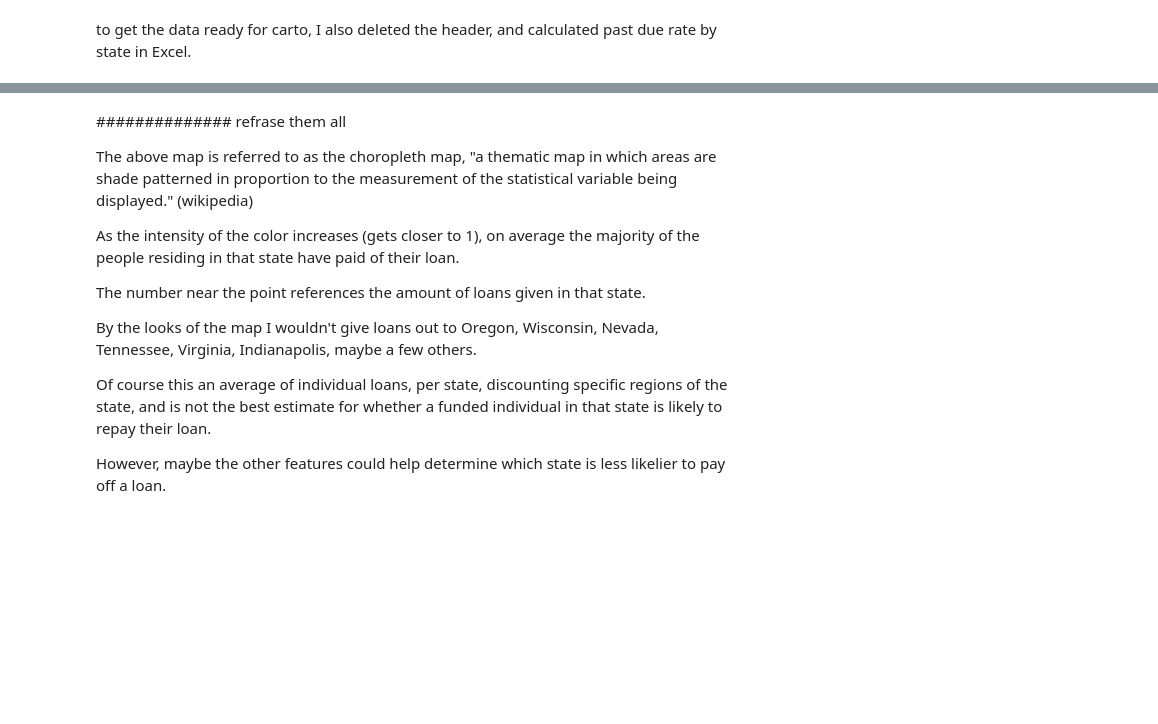
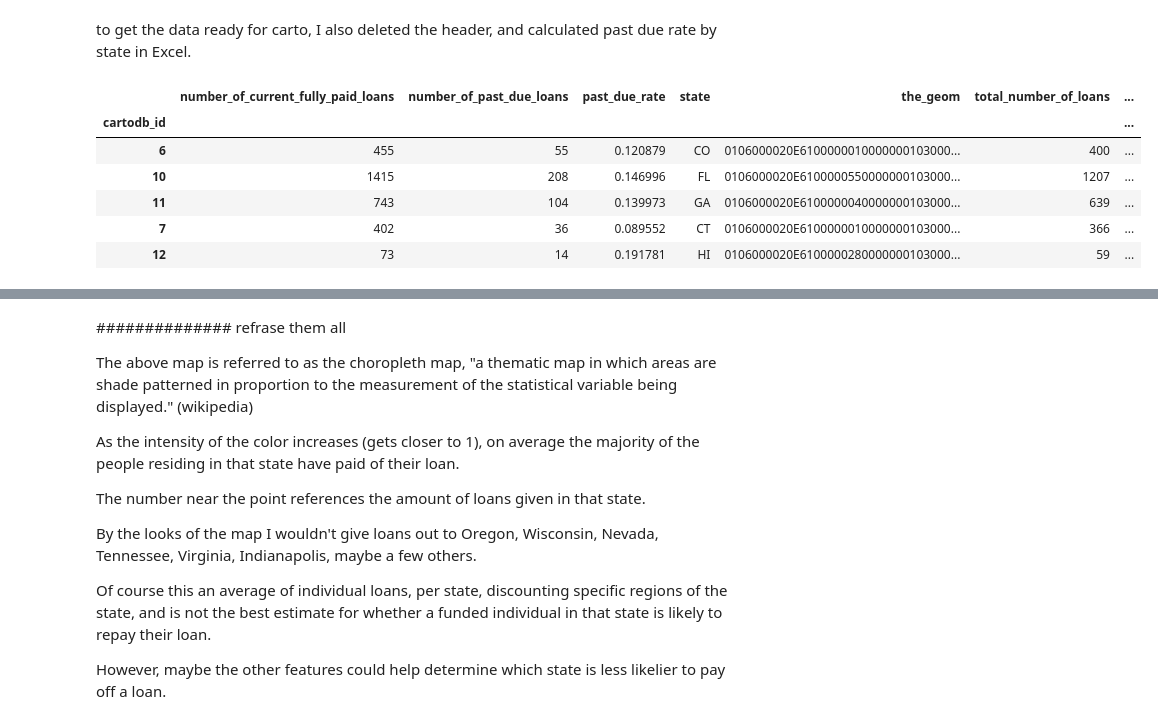
Before and after one commit to becliu/Lending-Club-Credit-Risk-Analysis-Project, a Jupyter notebook: Lending Club Loan Credit Risk Analysis.ipynb, the cells around one changed output, grey strips where cells are left out. Drawn from its saved outputs; the diff is of its cells as text; code cells hidden in the pictures; blank space fills up the shorter version.

```diff
--- a/Lending Club Loan Credit Risk Analysis.ipynb
+++ b/Lending Club Loan Credit Risk Analysis.ipynb
@@ -229,0 +251,13 @@ to get the data ready for carto, I also deleted the header, and calculated past
+# %%
+cc = cartoframes.CartoContext(base_url='https://becliu.carto.com/',
+                              api_key='c1b2b4db365cbbfab8524115391a087585cfb79f')
+df = cc.read('past_due_rate_by_state', decode_geom = True)
+df.head(5)
+# %% [output]
+|  | number_of_current_fully_paid_loans | number_of_past_due_loans | past_due_rate | state | the_geom | total_number_of_loans | ... |
+| cartodb_id |  |  |  |  |  |  | ... |
+| 6 | 455 | 55 | 0.120879 | CO | 0106000020E6100000010000000103000... | 400 | ... |
+| 10 | 1415 | 208 | 0.146996 | FL | 0106000020E6100000550000000103000... | 1207 | ... |
+| 11 | 743 | 104 | 0.139973 | GA | 0106000020E6100000040000000103000... | 639 | ... |
+| 7 | 402 | 36 | 0.089552 | CT | 0106000020E6100000010000000103000... | 366 | ... |
+| 12 | 73 | 14 | 0.191781 | HI | 0106000020E6100000280000000103000... | 59 | ... |
```
Also changed, not shown: parts of 14 cells of this notebook.
